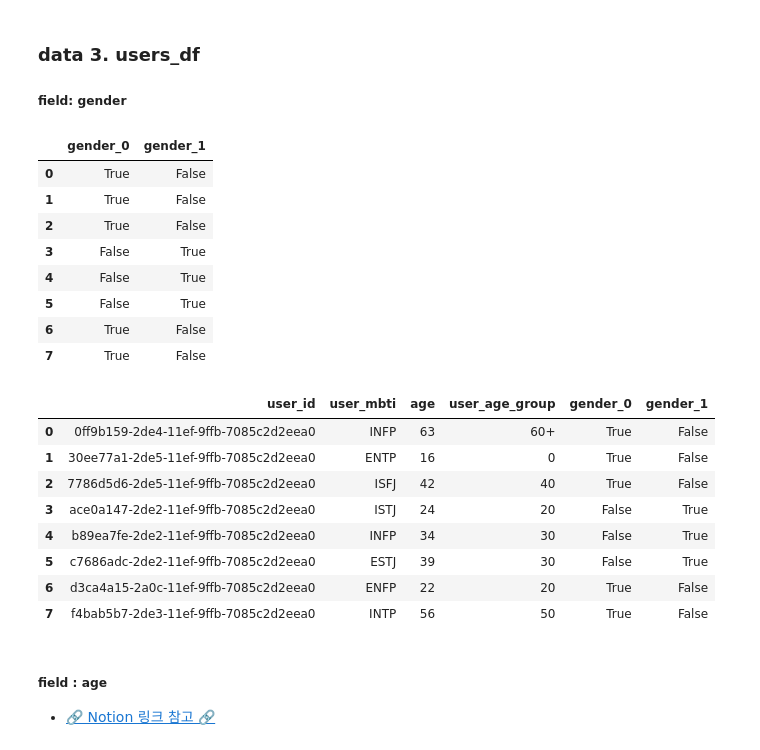
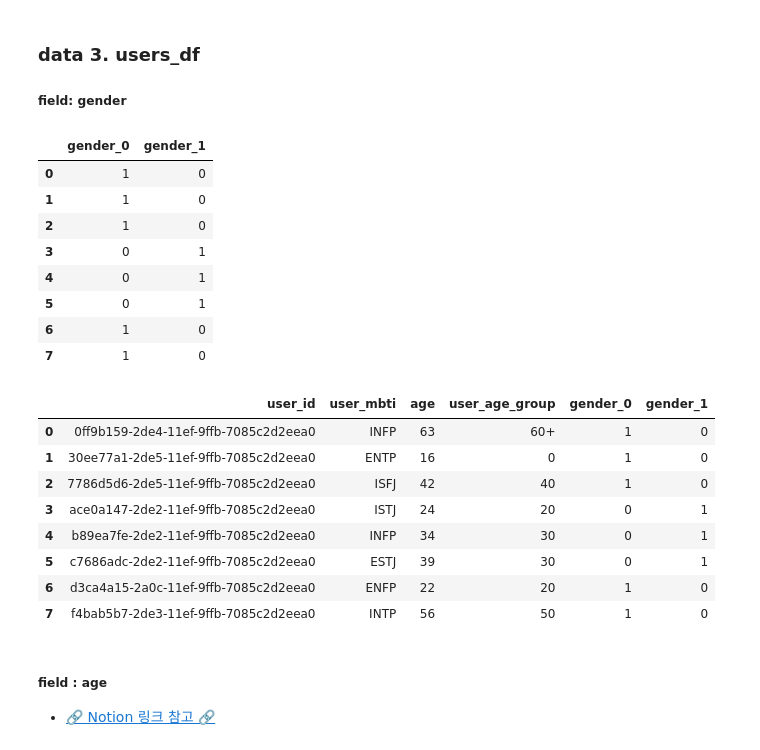
Before and after one commit to jxxngxn00/trouver, a Jupyter notebook: data/EDA.ipynb, the cells around one changed output. Saved outputs shown, nothing was run; the diff lists cells and outputs as text; code cells hidden in the pictures.

```diff
--- a/data/EDA.ipynb
+++ b/data/EDA.ipynb
@@ -200,31 +200,32 @@ travels_df.head()
 users_df = load_users()
 # %%
 genders_df = pd.get_dummies(users_df.user_gender, prefix="gender")
+genders_df = genders_df.astype(int)
 genders_df
 # %% [output]
 |  | gender_0 | gender_1 |
-| 0 | True | False |
-| 1 | True | False |
-| 2 | True | False |
-| 3 | False | True |
-| 4 | False | True |
-| 5 | False | True |
-| 6 | True | False |
-| 7 | True | False |
+| 0 | 1 | 0 |
+| 1 | 1 | 0 |
+| 2 | 1 | 0 |
+| 3 | 0 | 1 |
+| 4 | 0 | 1 |
+| 5 | 0 | 1 |
+| 6 | 1 | 0 |
+| 7 | 1 | 0 |
 # %%
 users_df = pd.concat([users_df, genders_df], axis=1)
 users_df.drop("user_gender", axis=1, inplace=True)
 users_df
 # %% [output]
 |  | user_id | user_mbti | age | user_age_group | gender_0 | gender_1 |
-| 0 | 0ff9b159-2de4-11ef-9ffb-7085c2d2eea0 | INFP | 63 | 60+ | True | False |
-| 1 | 30ee77a1-2de5-11ef-9ffb-7085c2d2eea0 | ENTP | 16 | 0 | True | False |
-| 2 | 7786d5d6-2de5-11ef-9ffb-7085c2d2eea0 | ISFJ | 42 | 40 | True | False |
-| 3 | ace0a147-2de2-11ef-9ffb-7085c2d2eea0 | ISTJ | 24 | 20 | False | True |
-| 4 | b89ea7fe-2de2-11ef-9ffb-7085c2d2eea0 | INFP | 34 | 30 | False | True |
-| 5 | c7686adc-2de2-11ef-9ffb-7085c2d2eea0 | ESTJ | 39 | 30 | False | True |
-| 6 | d3ca4a15-2a0c-11ef-9ffb-7085c2d2eea0 | ENFP | 22 | 20 | True | False |
-| 7 | f4bab5b7-2de3-11ef-9ffb-7085c2d2eea0 | INTP | 56 | 50 | True | False |
+| 0 | 0ff9b159-2de4-11ef-9ffb-7085c2d2eea0 | INFP | 63 | 60+ | 1 | 0 |
+| 1 | 30ee77a1-2de5-11ef-9ffb-7085c2d2eea0 | ENTP | 16 | 0 | 1 | 0 |
+| 2 | 7786d5d6-2de5-11ef-9ffb-7085c2d2eea0 | ISFJ | 42 | 40 | 1 | 0 |
+| 3 | ace0a147-2de2-11ef-9ffb-7085c2d2eea0 | ISTJ | 24 | 20 | 0 | 1 |
+| 4 | b89ea7fe-2de2-11ef-9ffb-7085c2d2eea0 | INFP | 34 | 30 | 0 | 1 |
+| 5 | c7686adc-2de2-11ef-9ffb-7085c2d2eea0 | ESTJ | 39 | 30 | 0 | 1 |
+| 6 | d3ca4a15-2a0c-11ef-9ffb-7085c2d2eea0 | ENFP | 22 | 20 | 1 | 0 |
+| 7 | f4bab5b7-2de3-11ef-9ffb-7085c2d2eea0 | INTP | 56 | 50 | 1 | 0 |
 # %% [markdown]
 ##### field : age
 * [🔗 Notion 링크 참고 🔗](https://www.notion.so/jxxngxnt/44e0fcdeb8814a0ea9e12de162137637?pvs=4#cafa46a992c94de2a44dd8b375933ac6)
```
Also changed, not shown: parts of 7 cells of this notebook, 4 other files.
